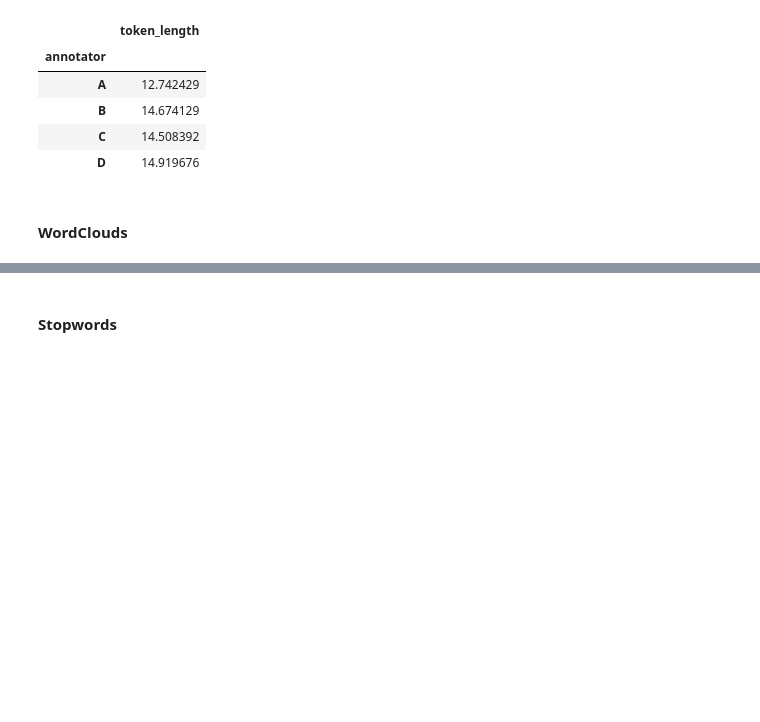
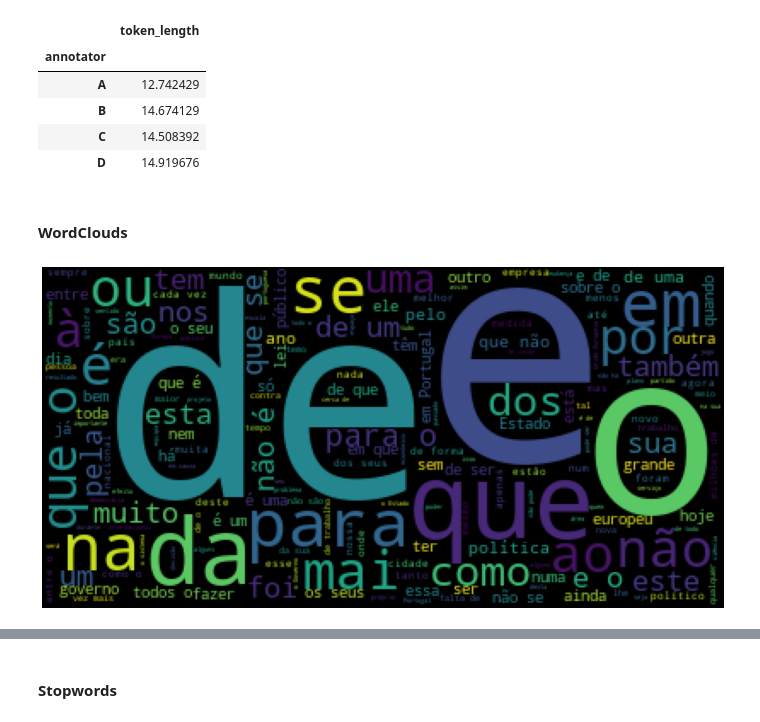
Before and after one commit to g-batalhao-a/PLN, a Jupyter notebook: Project/Assignment1/data_analysis.ipynb, the cells around one changed output, grey strips where cells are left out. Saved outputs shown, nothing was run; the diff lists cells and outputs as text; code cells hidden in the pictures; blank space fills up the shorter version.

```diff
--- a/Project/Assignment1/data_analysis.ipynb
+++ b/Project/Assignment1/data_analysis.ipynb
@@ -198,6 +198,15 @@ df_ADUs.groupby(['annotator']).agg({'token_length': 'mean'})
 | D | 14.919676 |
 # %% [markdown]
 #### WordClouds
+# %%
+wordcloud = WordCloud().generate(" ".join(df_ADUs["tokens"]))
+plt.figure(figsize = (16, 9), facecolor = None)
+plt.imshow(wordcloud)
+plt.axis("off")
+plt.tight_layout(pad = 0)
+plt.show()
+# %% [output]
+[figure, added]
 # %%
 def generate_wordcloud(df_column):
     text = ''
```
Also changed, not shown: parts of 2 cells of this notebook, 14 other files.
